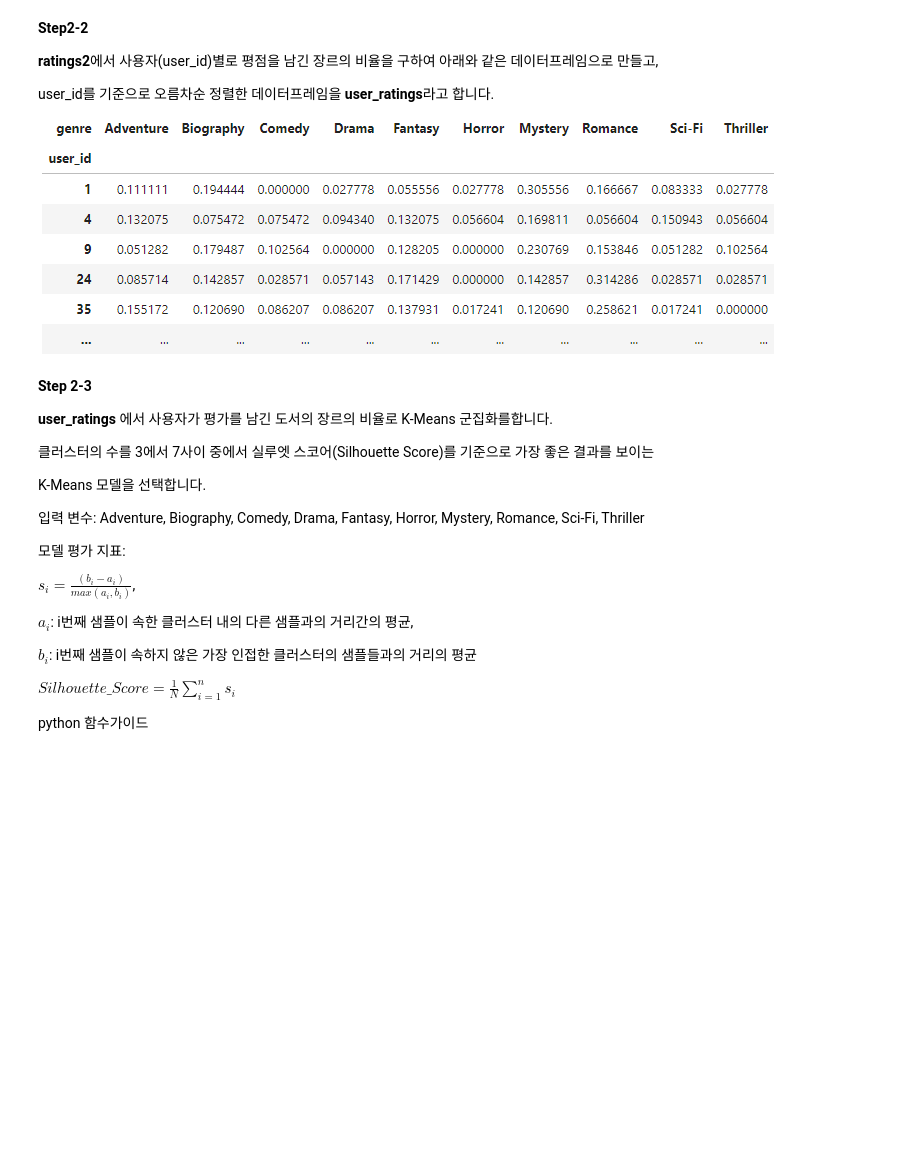
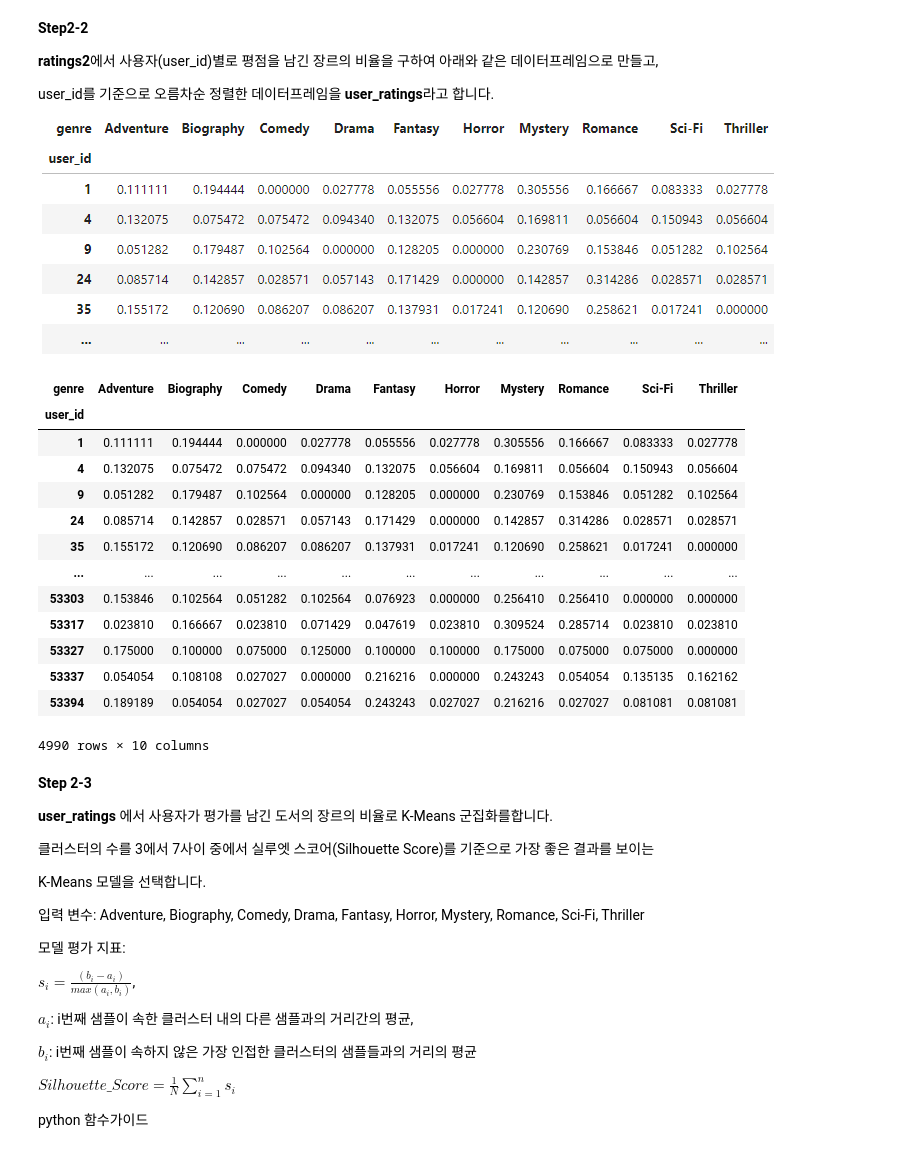
Before and after one commit to sunkusun9/DS_challenge_2310, a Jupyter notebook: prob_lect.ipynb, the cells around one changed output. Cells and saved outputs as stored; diff of their text form; code cells hidden in the pictures; blank space fills up the shorter version.

```diff
--- a/prob_lect.ipynb
+++ b/prob_lect.ipynb
@@ -818,3 +816,8 @@ Adventure, Comedy, Biography, Fantasy, Horror, Mystery, Romance, Sci-Fi, Thrille
 인 행들만을 취하고, book_id와 genre 열만을 선택하여  **books2**를 만듭니다.
 
 **ratings**와  **books2**를 book_id를 기준으로 inner 방식으로 결합하여 **ratings2**셋을 만듭니다.
+# %%
+genres = "Adventure, Comedy, Biography, Fantasy, Horror, Mystery, Romance, Sci-Fi, Thriller, Drama"
+genres =[i.strip() for i in genres.split(',')]
+df_ratings2 = df_ratings.join(df_books.loc[df_books['genre'].isin(genres), ['genre']], on='book_id', how='inner')
+df_ratings2.head()
@@ -826,6 +836,28 @@ Adventure, Comedy, Biography, Fantasy, Horror, Mystery, Romance, Sci-Fi, Thrille
 user_id를 기준으로 오름차순 정렬한 데이터프레임을 **user_ratings**라고 합니다.
 
 ![image.png](embedded-picture-1)
+# %%
+df_user_ratings = pd.crosstab(
+    index=df_ratings2['user_id'],
+    columns=df_ratings2['genre'],
+    normalize='index'
+).sort_index()
+df_user_ratings
+# %% [output]
+| genre | Adventure | Biography | Comedy | Drama | Fantasy | Horror | Mystery | Romance | Sci-Fi | Thriller |
+| user_id |  |  |  |  |  |  |  |  |  |  |
+| 1 | 0.111111 | 0.194444 | 0.000000 | 0.027778 | 0.055556 | 0.027778 | 0.305556 | 0.166667 | 0.083333 | 0.027778 |
+| 4 | 0.132075 | 0.075472 | 0.075472 | 0.094340 | 0.132075 | 0.056604 | 0.169811 | 0.056604 | 0.150943 | 0.056604 |
+| 9 | 0.051282 | 0.179487 | 0.102564 | 0.000000 | 0.128205 | 0.000000 | 0.230769 | 0.153846 | 0.051282 | 0.102564 |
+| 24 | 0.085714 | 0.142857 | 0.028571 | 0.057143 | 0.171429 | 0.000000 | 0.142857 | 0.314286 | 0.028571 | 0.028571 |
+| 35 | 0.155172 | 0.120690 | 0.086207 | 0.086207 | 0.137931 | 0.017241 | 0.120690 | 0.258621 | 0.017241 | 0.000000 |
+| ... | ... | ... | ... | ... | ... | ... | ... | ... | ... | ... |
+| 53303 | 0.153846 | 0.102564 | 0.051282 | 0.102564 | 0.076923 | 0.000000 | 0.256410 | 0.256410 | 0.000000 | 0.000000 |
+| 53317 | 0.023810 | 0.166667 | 0.023810 | 0.071429 | 0.047619 | 0.023810 | 0.309524 | 0.285714 | 0.023810 | 0.023810 |
+| 53327 | 0.175000 | 0.100000 | 0.075000 | 0.125000 | 0.100000 | 0.100000 | 0.175000 | 0.075000 | 0.075000 | 0.000000 |
+| 53337 | 0.054054 | 0.108108 | 0.027027 | 0.000000 | 0.216216 | 0.000000 | 0.243243 | 0.054054 | 0.135135 | 0.162162 |
+| 53394 | 0.189189 | 0.054054 | 0.027027 | 0.054054 | 0.243243 | 0.027027 | 0.216216 | 0.027027 | 0.081081 | 0.081081 |
+4990 rows × 10 columns
 # %% [markdown]
 **Step 2-3**
 
```
Also changed, not shown: parts of 14 cells of this notebook.
